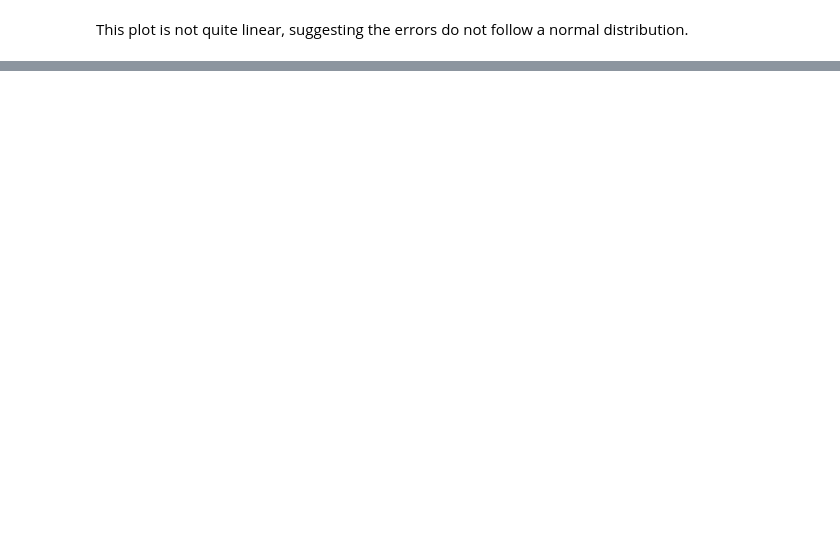
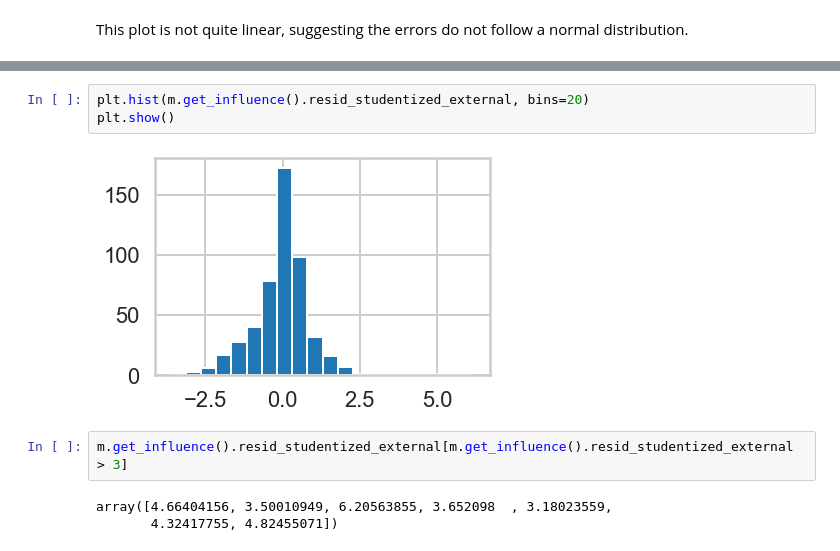
Before and after one commit to ABitNutty/Springboard, a Jupyter notebook: Mini_Project_Linear_Regression.ipynb, the cells around one changed output, grey strips where cells are left out. Drawn from its saved outputs; the diff is of its cells as text; blank space fills up the shorter version.

```diff
--- a/Mini_Project_Linear_Regression.ipynb
+++ b/Mini_Project_Linear_Regression.ipynb
@@ -973,0 +984,10 @@ for i in leverage_top_3:
+# %%
+plt.hist(m.get_influence().resid_studentized_external, bins=20)
+plt.show()
+# %% [output]
+[figure, added]
+# %%
+m.get_influence().resid_studentized_external[m.get_influence().resid_studentized_external > 3]
+# %% [output]
+array([4.66404156, 3.50010949, 6.20563855, 3.652098  , 3.18023559,
+       4.32417755, 4.82455071])
```
Also changed, not shown: parts of 15 cells of this notebook.
